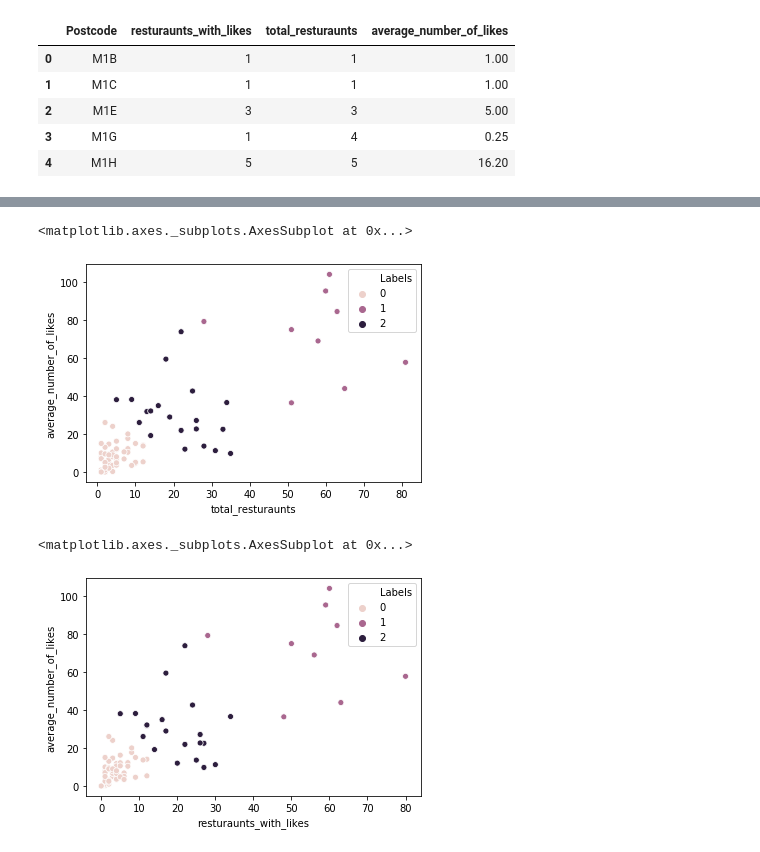
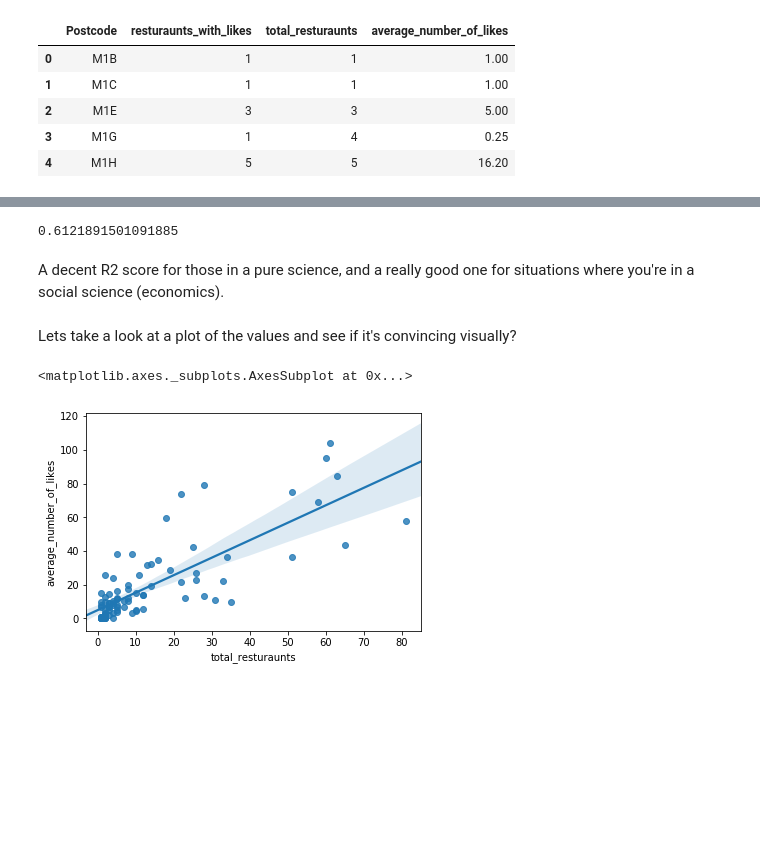
Before and after one commit to benjamin-weller/DataCapstone, a Jupyter notebook: Lunch Options.ipynb, the cells around one changed output, grey strips where cells are left out. Cells and saved outputs as stored; diff of their text form; code cells hidden in the pictures; blank space fills up the shorter version.

```diff
--- a/Lunch Options.ipynb
+++ b/Lunch Options.ipynb
@@ -620,2 +626,0 @@ KMeans(algorithm='auto', copy_x=True, init='k-means++', max_iter=300,
-# %%
-totally_new_df["Labels"] = kmeans.labels_
@@ -622,10 +633,14 @@ totally_new_df["Labels"] = kmeans.labels_
+# %%
+r2_score(Y_test, predictions)
+# %% [output]
+0.6121891501091885
+# %% [markdown]
+A decent R2 score for those in a pure science, and a really good one for situations where you're in a social science (economics).
+# %% [markdown]
+Lets take a look at a plot of the values and see if it's convincing visually?
 # %%
-sns.scatterplot(x="total_resturaunts", y="average_number_of_likes", hue="Labels", data=totally_new_df.drop("Postcode", axis=1))
+%matplotlib inline
+sns.regplot(x='total_resturaunts',y='average_number_of_likes',data=totally_new_df)
 # %% [output]
 <matplotlib.axes._subplots.AxesSubplot at 0x...>
-[figure, old version]
+[figure, new version]
-# %%
-sns.scatterplot(x="resturaunts_with_likes", y="average_number_of_likes", hue="Labels", data=totally_new_df.drop("Postcode", axis=1))
-# %% [output]
-<matplotlib.axes._subplots.AxesSubplot at 0x...>
-[figure, removed]
```
Also changed, not shown: parts of 25 cells of this notebook.
